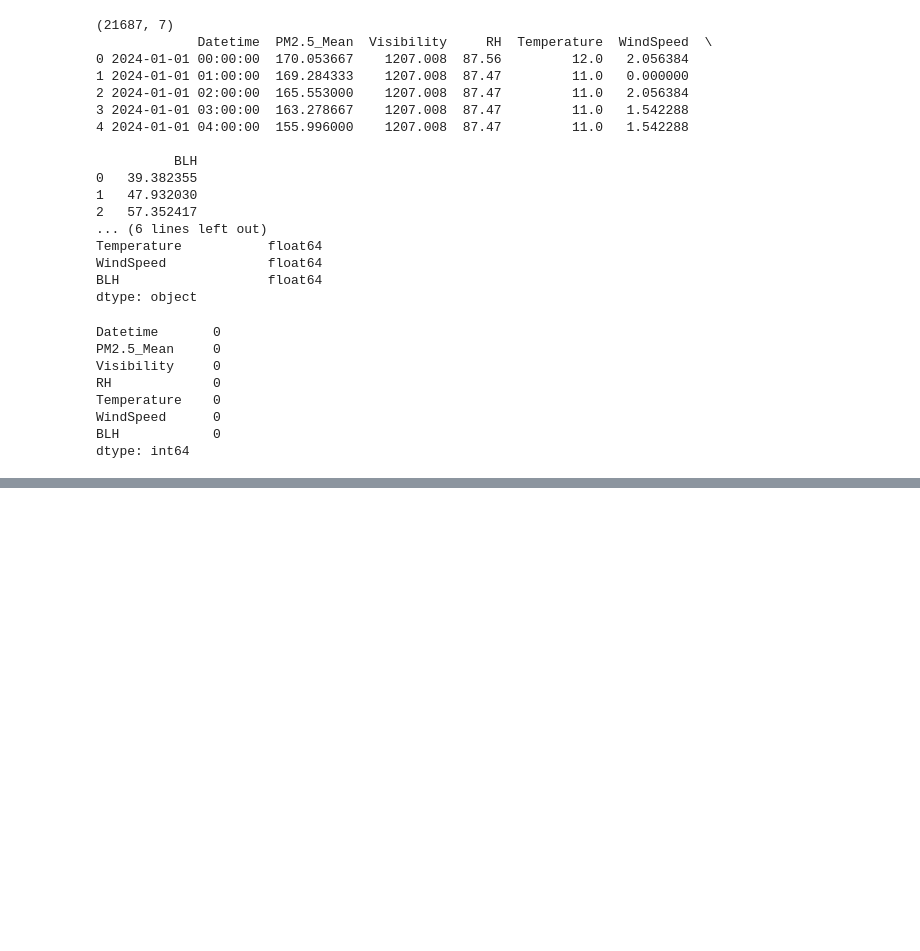
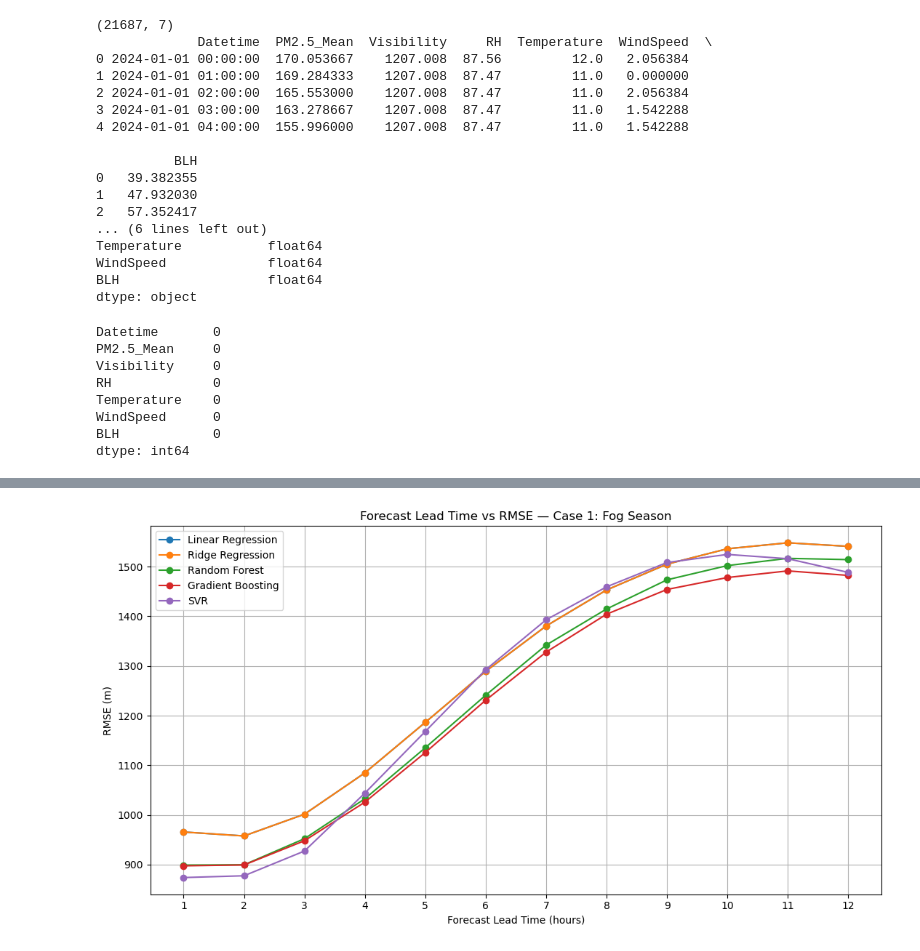
Before and after one commit to Anwesha-TU/AeroViz, a Jupyter notebook: codes/forecasting.ipynb, the cells around one changed output, grey strips where cells are left out. Saved outputs shown, nothing was run; the diff lists cells and outputs as text; code cells hidden in the pictures; blank space fills up the shorter version.

```diff
--- a/codes/forecasting.ipynb
+++ b/codes/forecasting.ipynb
@@ -58,4 +58,8 @@ features = [
 ]
 
 target = "Visibility"
+# %%
+for h in range(1, 13):
+    df[f"Visibility_{h}h"] = df[target].shift(-h)
+    df[f"Target_Time_{h}h"] = df["Datetime"].shift(-h)
 # %%
@@ -398,0 +459,31 @@ best_models
+# %%
+case1_results = forecast_results_df[
+    forecast_results_df["Training Case"]
+    == "Case 1 - Fog Season"
+]
+plt.figure(figsize=(11, 6))
+
+
+for model in case1_results["Model"].unique():
+
+    model_data = case1_results[
+        case1_results["Model"] == model
+    ].sort_values(
+        "Lead Time (hours)"
+    )
+    plt.plot(
+        model_data["Lead Time (hours)"],
+        model_data["RMSE"],
+        marker="o",
+        label=model
+    )
+plt.xlabel("Forecast Lead Time (hours)")
+plt.ylabel("RMSE (m)")
+plt.title("Forecast Lead Time vs RMSE — Case 1: Fog Season")
+plt.xticks(range(1, 13))
+plt.legend()
+plt.grid(True)
+plt.tight_layout()
+plt.show()
+# %% [output]
+[figure, added]
```
Also changed, not shown: parts of 51 cells of this notebook, 7 other files.
